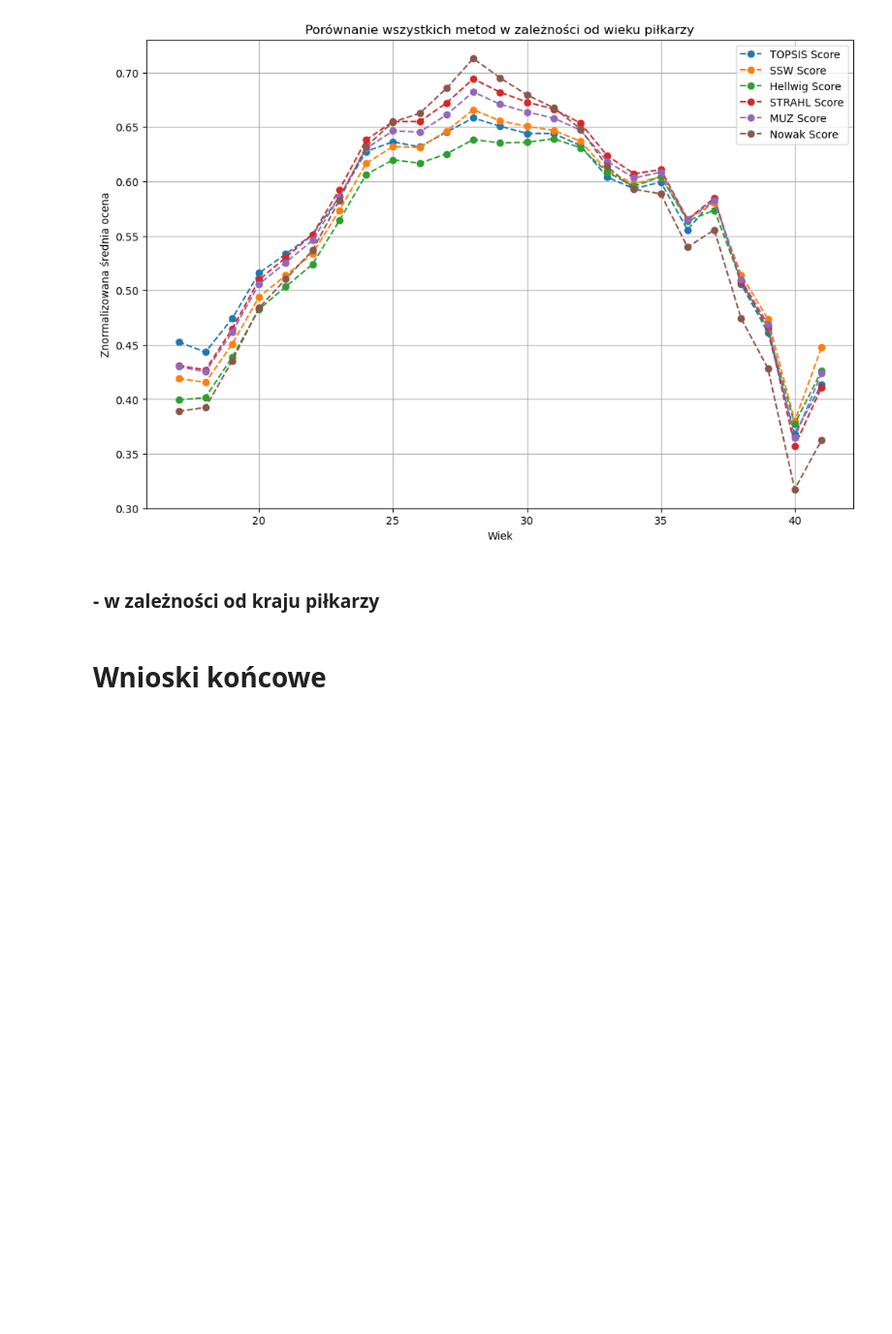
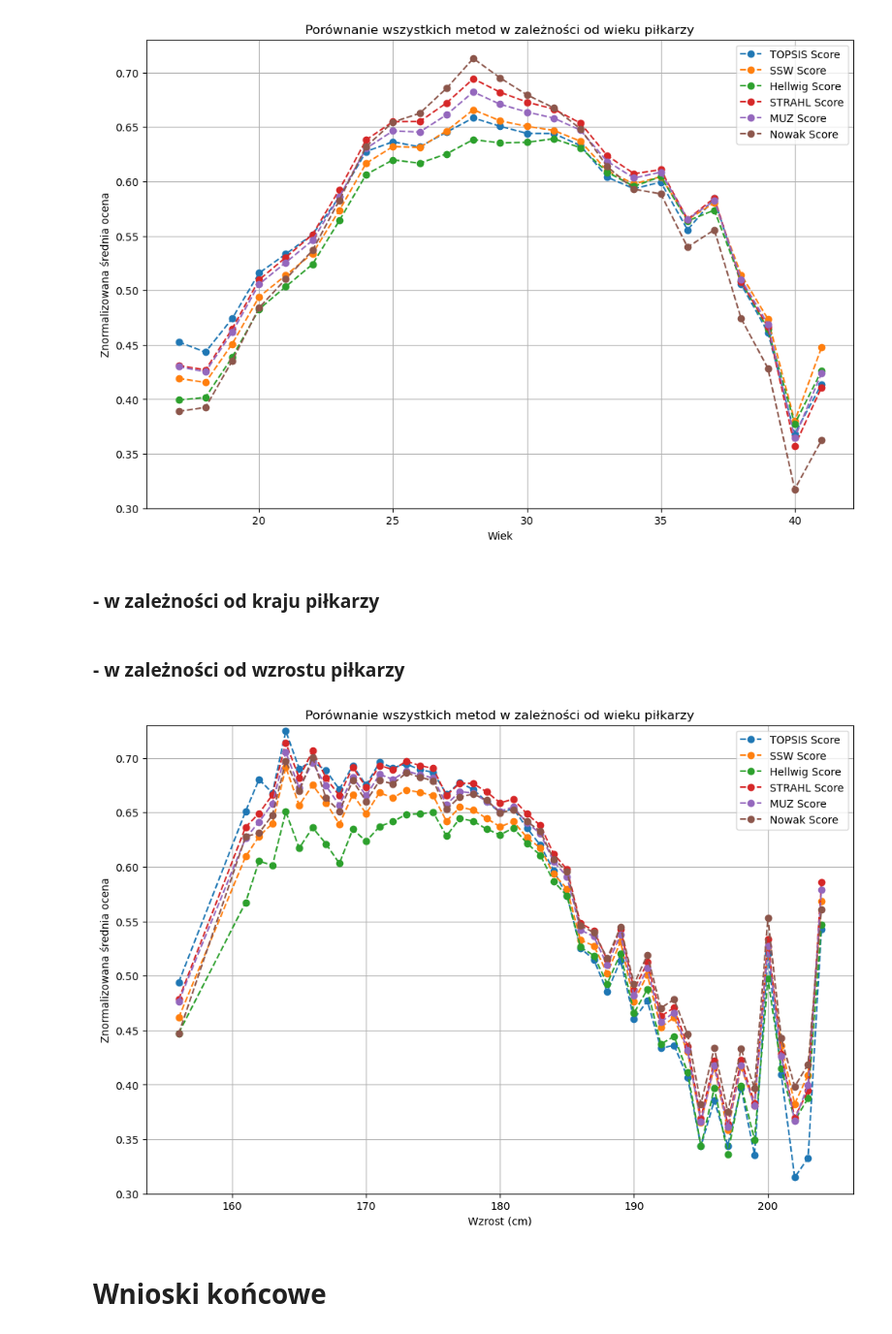
Before and after one commit to izabelakolodziejska/Fifa_players_analysis, a Jupyter notebook: fifa_analysys.ipynb, the cells around one changed output. Shown at 97% size. Saved outputs shown, nothing was run; the diff lists cells and outputs as text; code cells hidden in the pictures; blank space fills up the shorter version.

```diff
--- a/fifa_analysys.ipynb
+++ b/fifa_analysys.ipynb
@@ -1043,0 +1044,4 @@ plt.show()
+# %%
+normalized_scores = data[['age', 'height', 'country', 'TOPSIS Score', 'SSW Score', 'Hellwig Score', 'STRAHL Score', 'MUZ Score', 'Nowak Score']]
+columns_to_normalize = ['TOPSIS Score', 'SSW Score', 'Hellwig Score', 'STRAHL Score', 'MUZ Score', 'Nowak Score']
+normalized_scores.loc[:, columns_to_normalize] = (normalized_scores[columns_to_normalize] - normalized_scores[columns_to_normalize].min()) / (normalized_scores[columns_to_normalize].max() - normalized_scores[columns_to_normalize].min())
@@ -1044,5 +1050,5 @@ plt.show()
 # %%
-average_scores_by_age = data[['age', 'TOPSIS Score', 'SSW Score', 'Hellwig Score', 'STRAHL Score', 'MUZ Score', 'Nowak Score']]
+average_scores_by_age = normalized_scores[['age', 'TOPSIS Score', 'SSW Score', 'Hellwig Score', 'STRAHL Score', 'MUZ Score', 'Nowak Score']]
 average_scores_by_age = average_scores_by_age.groupby('age').mean()
 
 plt.figure(figsize=(12, 8))
@@ -1061,6 +1067,26 @@ plt.show()
 [figure]
 # %% [markdown]
 ### - w zależności od kraju piłkarzy
+# %% [markdown]
+### - w zależności od wzrostu piłkarzy
+# %%
+average_scores_by_height = normalized_scores[['height', 'TOPSIS Score', 'SSW Score', 'Hellwig Score', 'STRAHL Score', 'MUZ Score', 'Nowak Score']]
+average_scores_by_height = average_scores_by_height.groupby('height').mean()
+
+plt.figure(figsize=(12, 8))
+
+for column in average_scores_by_height.columns:
+    plt.plot(average_scores_by_height.index, average_scores_by_height[column], marker='o', linestyle='--', label=column)
+
+plt.ylim(0.3, 0.73)
+plt.xlabel('Wzrost (cm)')
+plt.ylabel('Znormalizowana średnia ocena')
+plt.title('Porównanie wszystkich metod w zależności od wieku piłkarzy')
+plt.grid(True)
+plt.legend()
+plt.show()
+# %% [output]
+[figure, added]
 # %% [markdown]
 # Wnioski końcowe
 # %% [markdown]
```
Also changed, not shown: parts of 18 cells of this notebook.
